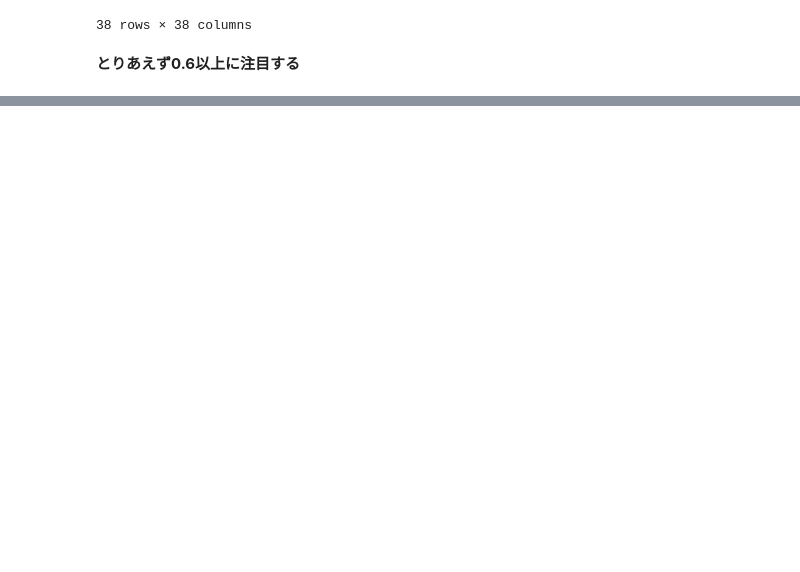
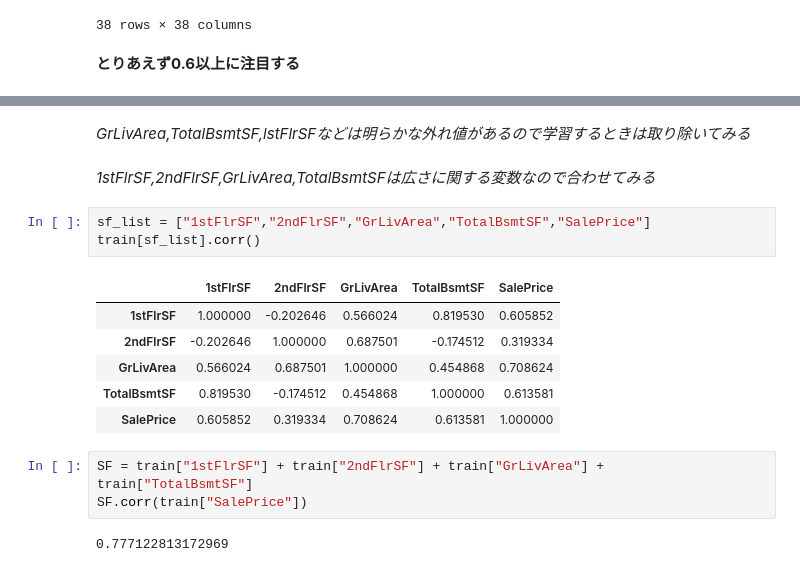
Before and after one commit to ledge-ai/intern-python-exam-kouheiohmikawa, a Jupyter notebook: Python_Basic/3_Pandas.ipynb, the cells around one changed output, grey strips where cells are left out. Cells and saved outputs as stored; diff of their text form; blank space fills up the shorter version.

```diff
--- a/Python_Basic/3_Pandas.ipynb
+++ b/Python_Basic/3_Pandas.ipynb
@@ -756,0 +778,19 @@ df_2
+# %% [markdown]
+*GrLivArea,TotalBsmtSF,lstFlrSFなどは明らかな外れ値があるので学習するときは取り除いてみる*
+# %% [markdown]
+*1stFlrSF,2ndFlrSF,GrLivArea,TotalBsmtSFは広さに関する変数なので合わせてみる*
+# %%
+sf_list = ["1stFlrSF","2ndFlrSF","GrLivArea","TotalBsmtSF","SalePrice"]
+train[sf_list].corr()
+# %% [output]
+|  | 1stFlrSF | 2ndFlrSF | GrLivArea | TotalBsmtSF | SalePrice |
+| 1stFlrSF | 1.000000 | -0.202646 | 0.566024 | 0.819530 | 0.605852 |
+| 2ndFlrSF | -0.202646 | 1.000000 | 0.687501 | -0.174512 | 0.319334 |
+| GrLivArea | 0.566024 | 0.687501 | 1.000000 | 0.454868 | 0.708624 |
+| TotalBsmtSF | 0.819530 | -0.174512 | 0.454868 | 1.000000 | 0.613581 |
+| SalePrice | 0.605852 | 0.319334 | 0.708624 | 0.613581 | 1.000000 |
+# %%
+SF = train["1stFlrSF"] + train["2ndFlrSF"] + train["GrLivArea"] + train["TotalBsmtSF"]
+SF.corr(train["SalePrice"])
+# %% [output]
+0.777122813172969
```
Also changed, not shown: parts of 19 cells of this notebook, 1 other file.
